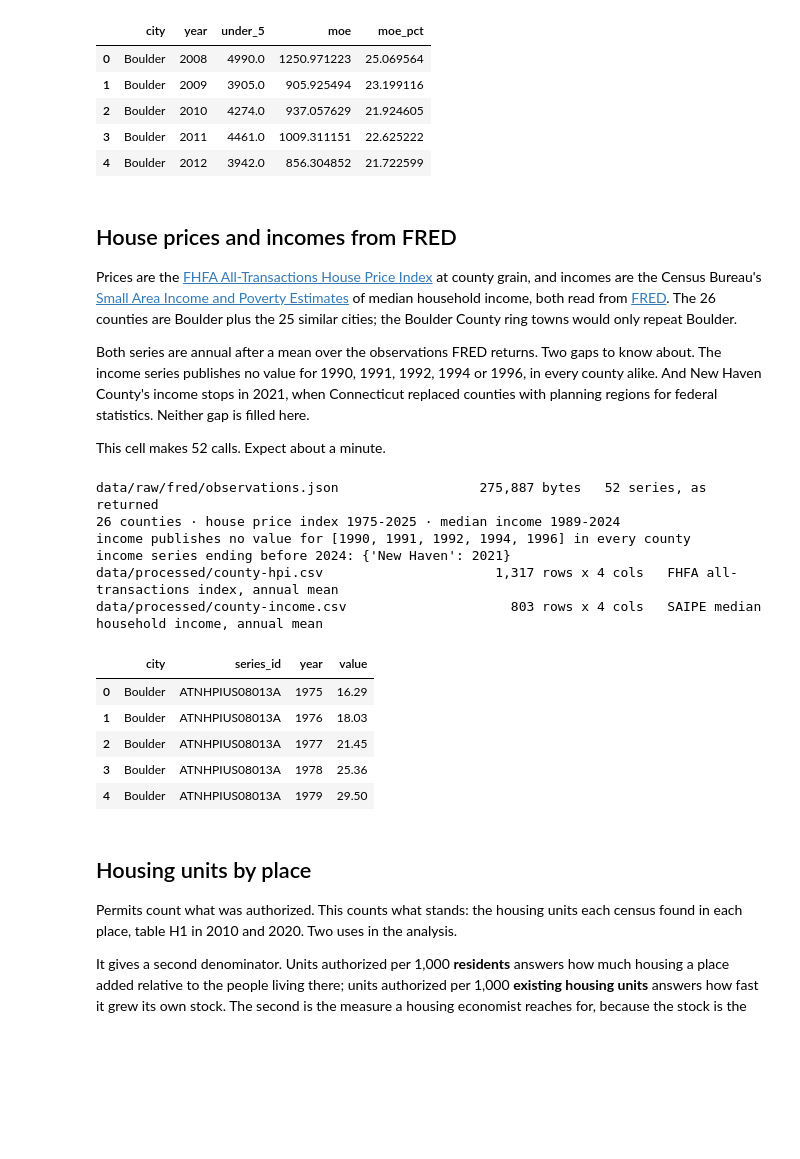
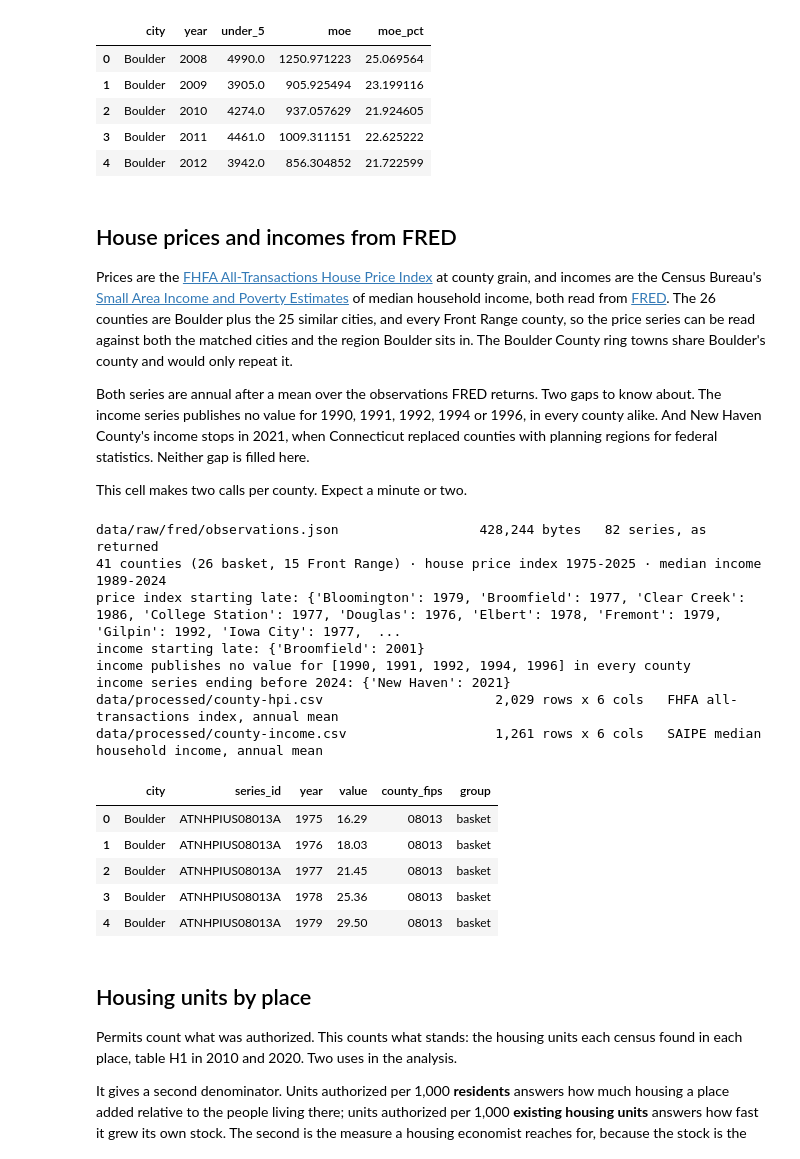
Before and after one commit to brianckeegan/charting-boulder, a Jupyter notebook: 2026-09-bvsd/bvsd-retrieval.ipynb, the cells around one changed output. Drawn from its saved outputs; the diff is of its cells as text; code cells hidden in the pictures; blank space fills up the shorter version.

```diff
--- a/2026-09-bvsd/bvsd-retrieval.ipynb
+++ b/2026-09-bvsd/bvsd-retrieval.ipynb
@@ -500,14 +500,16 @@ Prices are the [FHFA All-Transactions House Price Index](https://www.fhfa.gov/da
 grain, and incomes are the Census Bureau's
 [Small Area Income and Poverty Estimates](https://www.census.gov/programs-surveys/saipe.html) of
 median household income, both read from [FRED](https://fred.stlouisfed.org/). The 26 counties are
-Boulder plus the 25 similar cities; the Boulder County ring towns would only repeat Boulder.
+Boulder plus the 25 similar cities, and every Front Range county, so the price series can be read
+against both the matched cities and the region Boulder sits in. The Boulder County ring towns share
+Boulder's county and would only repeat it.
 
 Both series are annual after a mean over the observations FRED returns. Two gaps to know about.
 The income series publishes no value for 1990, 1991, 1992, 1994 or 1996, in every county alike.
 And New Haven County's income stops in 2021, when Connecticut replaced counties with planning
 regions for federal statistics. Neither gap is filled here.
 
-This cell makes 52 calls. Expect about a minute.
+This cell makes two calls per county. Expect a minute or two.
 # %%
 FRED_URL = 'https://api.stlouisfed.org/fred/series/observations'
 FRED_KEY = api_key('FRED_API_KEY', 'https://fred.stlouisfed.org/docs/api/api_key.html')
@@ -524,54 +526,82 @@ def annual_records(observations, city, series_id):
     return [{'city': city, 'series_id': series_id, 'year': int(y), 'value': float(v)}
             for y, v in annual_s.items()]
 
+# The basket counties, labelled by the city that names them, plus every Front Range county
 c0 = (places_df['tier'] == 2) | (places_df['name'] == 'Boulder')
-housing_places_df = places_df.loc[c0].set_index('name')
-assert len(housing_places_df) == 26, f'expected 26 cities; got {len(housing_places_df)}'
+housing_areas_l = [{'label': row['name'], 'county_fips': row['county_fips'], 'state': row['state'],
+                    'group': 'basket'}
+                   for _, row in places_df.loc[c0].iterrows()]
+basket_fips_s = {area['county_fips'] for area in housing_areas_l}
+housing_areas_l += [{'label': name, 'county_fips': f'08{code:03d}', 'state': 'CO',
+                     'group': 'front_range'}
+                    for name, code in (sya_df.loc[sya_df['county'].isin(FRONT_RANGE_COUNTIES),
+                                                  ['county', 'countyfips']]
+                                       .drop_duplicates().itertuples(index=False))
+                    if f'08{code:03d}' not in basket_fips_s]
+housing_areas_df = pd.DataFrame(housing_areas_l)
+
+assert (housing_areas_df['group'] == 'basket').sum() == 26, 'expected 26 basket counties'
+assert housing_areas_df['county_fips'].is_unique, 'a county is listed twice'
+assert housing_areas_df['label'].is_unique, 'two areas share a label'
 
 fred_raw_d, hpi_records_l, income_records_l = {}, [], []
-for city, row in housing_places_df.iterrows():
-    for series_id, sink in [(f"ATNHPIUS{row['county_fips']}A", hpi_records_l),
-                            (f"MHI{row['state']}{row['county_fips']}A052NCEN", income_records_l)]:
+for area in housing_areas_df.to_dict('records'):
+    for series_id, sink in [(f"ATNHPIUS{area['county_fips']}A", hpi_records_l),
+                            (f"MHI{area['state']}{area['county_fips']}A052NCEN", income_records_l)]:
         observations = fred_observations(series_id)
         fred_raw_d[series_id] = observations
-        sink.extend(annual_records(observations, city, series_id))
+        sink.extend({**record, 'county_fips': area['county_fips'], 'group': area['group']}
+                    for record in annual_records(observations, area['label'], series_id))
 
 county_hpi_df = pd.DataFrame(hpi_records_l)
 county_income_df = pd.DataFrame(income_records_l)
+housing_places_df = places_df.loc[c0].set_index('name')
 
 # Integrity checks
 for label, frame in [('house price index', county_hpi_df), ('median income', county_income_df)]:
-    assert set(frame['city']) == set(housing_places_df.index), f'{label}: cities do not match'
+    assert set(frame['city']) == set(housing_areas_df['label']), f'{label}: areas do not match'
     assert frame['value'].gt(0).all(), f'non-positive {label}'
-    assert not frame.duplicated(['city', 'year']).any(), f'{label}: duplicate city-year'
+    assert not frame.duplicated(['city', 'year']).any(), f'{label}: duplicate area-year'
+# The index arrives on a 2000 base, so every county must read exactly 100 that year
+base_2000_s = county_hpi_df.loc[county_hpi_df['year'] == 2000].set_index('city')['value']
+assert (base_2000_s - 100).abs().max() < 0.05, 'the price index is not based at 2000'
 assert county_income_df['year'].min() == 1989 and county_hpi_df['year'].min() <= 1975
 income_gap_l = sorted(set(range(1989, 2025)) - set(county_income_df['year']))
 assert income_gap_l == [1990, 1991, 1992, 1994, 1996], f'unexpected income gaps: {income_gap_l}'
 
 write_raw(fred_raw_d, 'fred/observations.json', f'{len(fred_raw_d)} series, as returned')
-print(f"{len(housing_places_df)} counties · house price index {county_hpi_df.year.min()}-"
-      f"{county_hpi_df.year.max()} · median income {county_income_df.year.min()}-"
-      f"{county_income_df.year.max()}")
+print(f"{len(housing_areas_df)} counties ({(housing_areas_df.group == 'basket').sum()} basket, "
+      f"{(housing_areas_df.group == 'front_range').sum()} Front Range) · house price index "
+      f"{county_hpi_df.year.min()}-{county_hpi_df.year.max()} · median income "
+      f"{county_income_df.year.min()}-{county_income_df.year.max()}")
+print('price index starting late:',
+      {city: int(frame['year'].min()) for city, frame in county_hpi_df.groupby('city')
+       if frame['year'].min() > county_hpi_df['year'].min()})
+print('income starting late:',
+      {city: int(frame['year'].min()) for city, frame in county_income_df.groupby('city')
+       if frame['year'].min() > county_income_df['year'].min()})
 print(f'income publishes no value for {income_gap_l} in every county')
 print('income series ending before 2024:',
       {city: int(frame['year'].max())
        for city, frame in county_income_df.groupby('city') if frame['year'].max() < 2024})
 write_table(county_hpi_df, 'county-hpi.csv', 'FHFA all-transactions index, annual mean')
 write_table(county_income_df, 'county-income.csv', 'SAIPE median household income, annual mean')
 county_hpi_df.head()
 # %% [output]
-data/raw/fred/observations.json                  275,887 bytes   52 series, as returned
-26 counties · house price index 1975-2025 · median income 1989-2024
+data/raw/fred/observations.json                  428,244 bytes   82 series, as returned
+41 counties (26 basket, 15 Front Range) · house price index 1975-2025 · median income 1989-2024
+price index starting late: {'Bloomington': 1979, 'Broomfield': 1977, 'Clear Creek': 1986, 'College Station': 1977, 'Douglas': 1976, 'Elbert': 1978, 'Fremont': 1979, 'Gilpin': 1992, 'Iowa City': 1977,  ...
+income starting late: {'Broomfield': 2001}
 income publishes no value for [1990, 1991, 1992, 1994, 1996] in every county
 income series ending before 2024: {'New Haven': 2021}
-data/processed/county-hpi.csv                      1,317 rows x 4 cols   FHFA all-transactions index, annual mean
-data/processed/county-income.csv                     803 rows x 4 cols   SAIPE median household income, annual mean
+data/processed/county-hpi.csv                      2,029 rows x 6 cols   FHFA all-transactions index, annual mean
+data/processed/county-income.csv                   1,261 rows x 6 cols   SAIPE median household income, annual mean
-|  | city | series_id | year | value |
-| 0 | Boulder | ATNHPIUS08013A | 1975 | 16.29 |
-| 1 | Boulder | ATNHPIUS08013A | 1976 | 18.03 |
-| 2 | Boulder | ATNHPIUS08013A | 1977 | 21.45 |
-| 3 | Boulder | ATNHPIUS08013A | 1978 | 25.36 |
-| 4 | Boulder | ATNHPIUS08013A | 1979 | 29.50 |
+|  | city | series_id | year | value | county_fips | group |
+| 0 | Boulder | ATNHPIUS08013A | 1975 | 16.29 | 08013 | basket |
+| 1 | Boulder | ATNHPIUS08013A | 1976 | 18.03 | 08013 | basket |
+| 2 | Boulder | ATNHPIUS08013A | 1977 | 21.45 | 08013 | basket |
+| 3 | Boulder | ATNHPIUS08013A | 1978 | 25.36 | 08013 | basket |
+| 4 | Boulder | ATNHPIUS08013A | 1979 | 29.50 | 08013 | basket |
 # %% [markdown]
 ## Housing units by place
 
```
Also changed, not shown: parts of 1 cell of this notebook, 16 other files.
